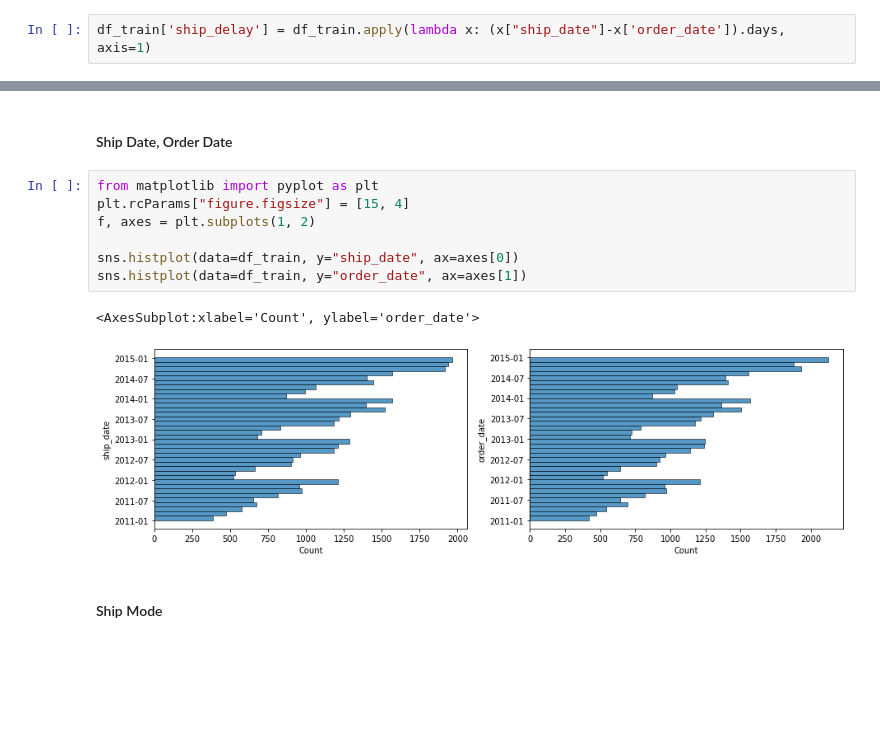
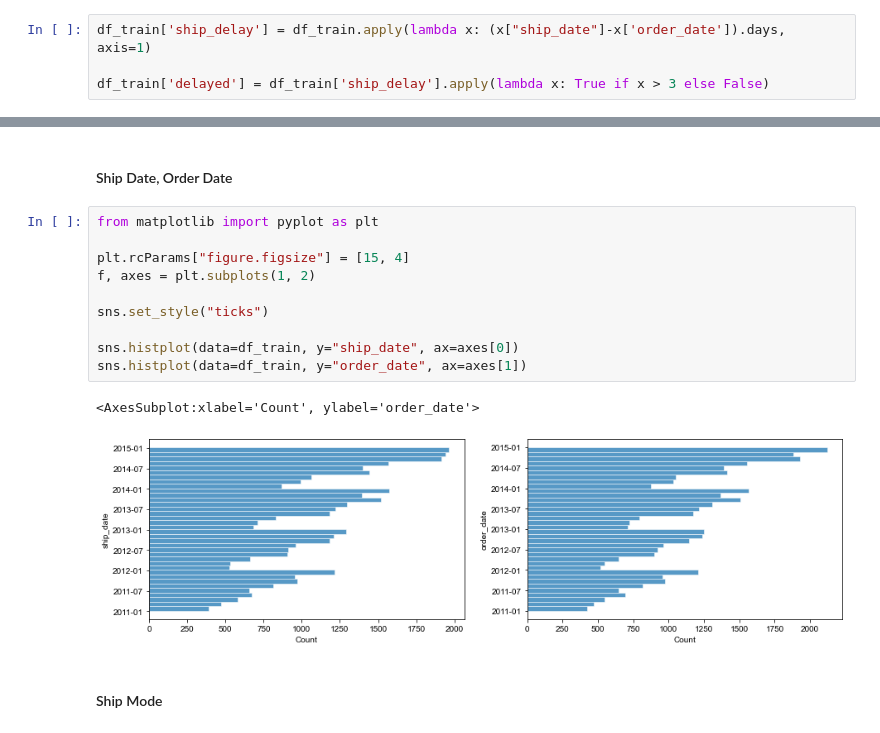
Before and after one commit to marc-ah/ml_superstore, a Jupyter notebook: scripts/02_inspect.ipynb, the cells around one changed output, grey strips where cells are left out. Drawn from its saved outputs; the diff is of its cells as text; blank space fills up the shorter version.

```diff
--- a/scripts/02_inspect.ipynb
+++ b/scripts/02_inspect.ipynb
@@ -55,6 +55,8 @@ Test shape:  (12824, 23)
 Time between order and shipment in days
 # %%
 df_train['ship_delay'] = df_train.apply(lambda x: (x["ship_date"]-x['order_date']).days, axis=1)
+
+df_train['delayed'] = df_train['ship_delay'].apply(lambda x: True if x > 3 else False)
 # %% [output]
 A value is trying to be set on a copy of a slice from a DataFrame.
 Try using .loc[row_indexer,col_indexer] = value instead
@@ -152,14 +165,17 @@ Postal Code ==> useless
 #### Ship Date, Order Date
 # %%
 from matplotlib import pyplot as plt
+
 plt.rcParams["figure.figsize"] = [15, 4]
 f, axes = plt.subplots(1, 2)
 
+sns.set_style("ticks")
+
 sns.histplot(data=df_train, y="ship_date", ax=axes[0])
 sns.histplot(data=df_train, y="order_date", ax=axes[1])
 # %% [output]
 <AxesSubplot:xlabel='Count', ylabel='order_date'>
-[figure, old version]
+[figure, new version]
 # %% [markdown]
 #### Ship Mode
 # %%
```
Also changed, not shown: parts of 24 cells of this notebook, 1 other file.
